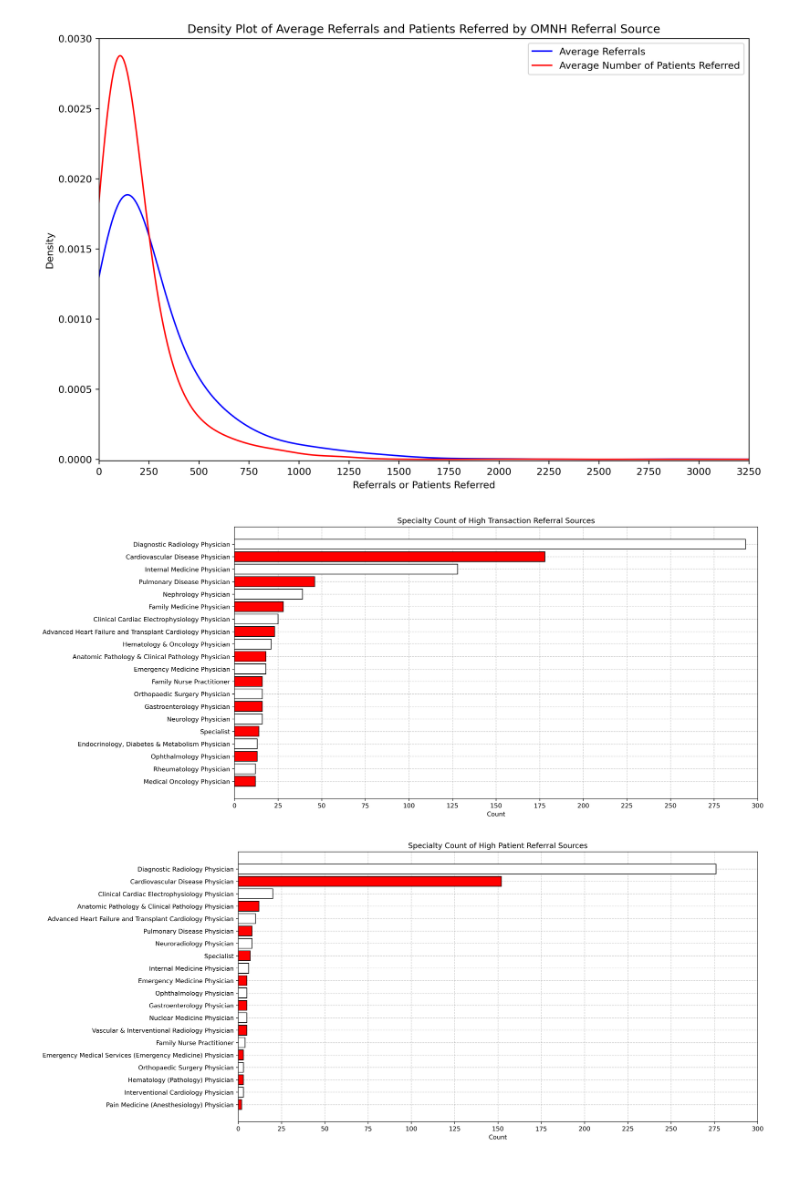
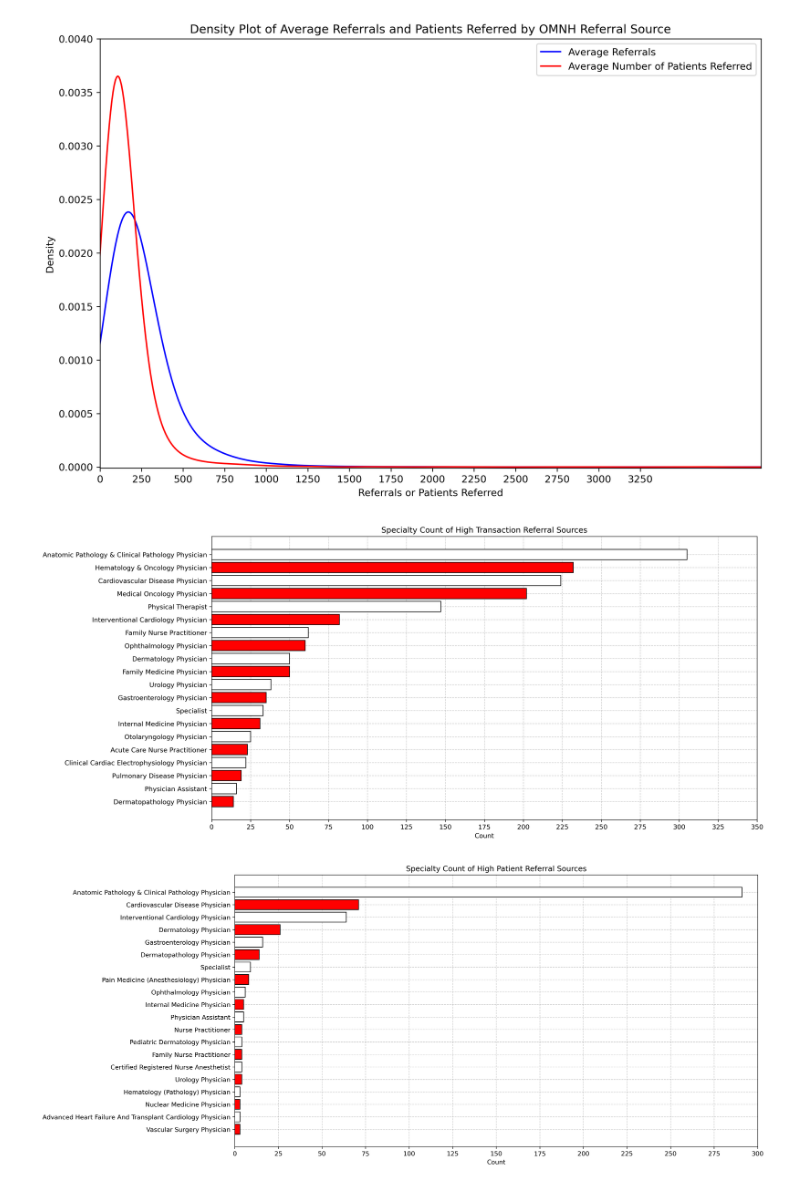
Before and after one commit to nss-data-science-cohort-5/hop_team-the_cheesy_nachos, a Jupyter notebook: initial_data_exploration.ipynb, the cells around one changed output. Drawn from its saved outputs; the diff is of its cells as text; code cells hidden in the pictures.

```diff
--- a/initial_data_exploration.ipynb
+++ b/initial_data_exploration.ipynb
@@ -8,8 +10,4 @@ import matplotlib as mpl
 # %%
-# Create connection to sqlite database and read in dataframes. All columns chosen as dataframes are relatively small.
-engine = create_engine('sqlite:///data/hopteaming.sqlite')
-connection = engine.connect()
-
-nppes = pd.read_sql("SELECT * FROM nppes", con = connection)
-hopteaming = pd.read_sql("SELECT * FROM hopteaming", con = connection)
+# Read in dataframe.
+hospital_referrals = pd.read_csv('data/hospital_referrals.csv')
 # %%
@@ -66,7 +28,7 @@ density_patient_count = (
 # %%
 # Plot distributions of patient counts and referral counts.
 ymin = -0.00001
-ymax = 0.0030
+ymax = 0.004
 plt.figure(figsize = (12, 8), dpi = 300)
 density_transaction_count.plot(kind = 'density', bw_method = 0.5, color = 'b')
 density_patient_count.plot(kind = 'density', bw_method = 0.5, color = 'r')
@@ -78,51 +40,50 @@ plt.title('Density Plot of Average Referrals and Patients Referred by OMNH Refer
 plt.legend(labels = ['Average Referrals','Average Number of Patients Referred'])
 plt.show();
 # %% [output]
-[figure, old version]
+[figure, new version]
 # %%
 # Obtain top 20 referral specialties from the patient count and referral count series.
 transaction_specialty_count = (
     pd.DataFrame(density_transaction_count[density_transaction_count >= 500].reset_index())\
-.merge(hospital_referrals.loc[:, hospital_referrals.columns != 'transaction_count'])\
-.rename(columns = {'transaction_count':'average_transaction_count'})\
-.value_counts('taxonomy_code_display_name_nppes_referral_from')[:20]\
+.merge(hospital_referrals.loc[:, hospital_referrals.columns != 'referrals'])\
+.rename(columns = {'referrals':'average_referrals'})\
+.value_counts('provider_taxonomy_code_display_name')[:20]\
     .to_frame()\
     .reset_index()\
-    .rename(columns = {'taxonomy_code_display_name_nppes_referral_from':'Specialty',
-                      0: 'Count'})\
+    .rename(columns = {0: 'Count'})\
     .sort_values('Count')
 )
 
 patient_specialty_count = (
     pd.DataFrame(density_patient_count[density_patient_count >= 500].reset_index())\
-.merge(hospital_referrals.loc[:, hospital_referrals.columns != 'patient_count'])\
-.rename(columns = {'patient_count':'average_patient_count'})\
-.value_counts('taxonomy_code_display_name_nppes_referral_from')[:20]\
+.merge(hospital_referrals.loc[:, hospital_referrals.columns != 'number_of_patients'])\
+.rename(columns = {'number_of_patients':'average_number_of_patients'})\
+.value_counts('provider_taxonomy_code_display_name')[:20]\
     .to_frame()\
     .reset_index()\
-    .rename(columns = {'taxonomy_code_display_name_nppes_referral_from':'Specialty',
-                      0: 'Count'})\
+    .rename(columns = {0: 'Count'})\
     .sort_values('Count')
 )
 # %%
 # Then plot counts with barplots.
+# Consider removing nurse practitioners/nurses and adding specialties on same level.
 fig, ax = plt.subplots(figsize = (15, 8), dpi = 300)
-ax.barh(y = transaction_specialty_count['Specialty'],
+ax.barh(y = transaction_specialty_count['provider_taxonomy_code_display_name'].str.title(),
         width = transaction_specialty_count['Count'],
         edgecolor = 'k',
         color = ['red','white'])
 ax.set_axisbelow(True)
 ax.grid(color = 'gray', linestyle = '--', alpha = 0.4)
-plt.xlim(0,300)
-plt.xticks(np.arange(0,325,25))
+plt.xlim(0,350)
+plt.xticks(np.arange(0,375,25))
 plt.title('Specialty Count of High Transaction Referral Sources')
 plt.xlabel('Count')
 plt.show();
 # %% [output]
-[figure, old version]
+[figure, new version]
 # %%
 fig, ax = plt.subplots(figsize = (15, 8), dpi = 300)
-ax.barh(y = patient_specialty_count['Specialty'],
+ax.barh(y = patient_specialty_count['provider_taxonomy_code_display_name'].str.title(),
         width = patient_specialty_count['Count'],
         edgecolor = 'k',
         color = ['red','white'])
@@ -134,7 +95,7 @@ plt.title('Specialty Count of High Patient Referral Sources')
 plt.xlabel('Count')
 plt.show();
 # %% [output]
-[figure, old version]
+[figure, new version]
 # %%
 # Create dataframe for log-transformed transaction counts and patient counts.
 hexbin_df = (
```
Also changed, not shown: parts of 9 cells of this notebook.
